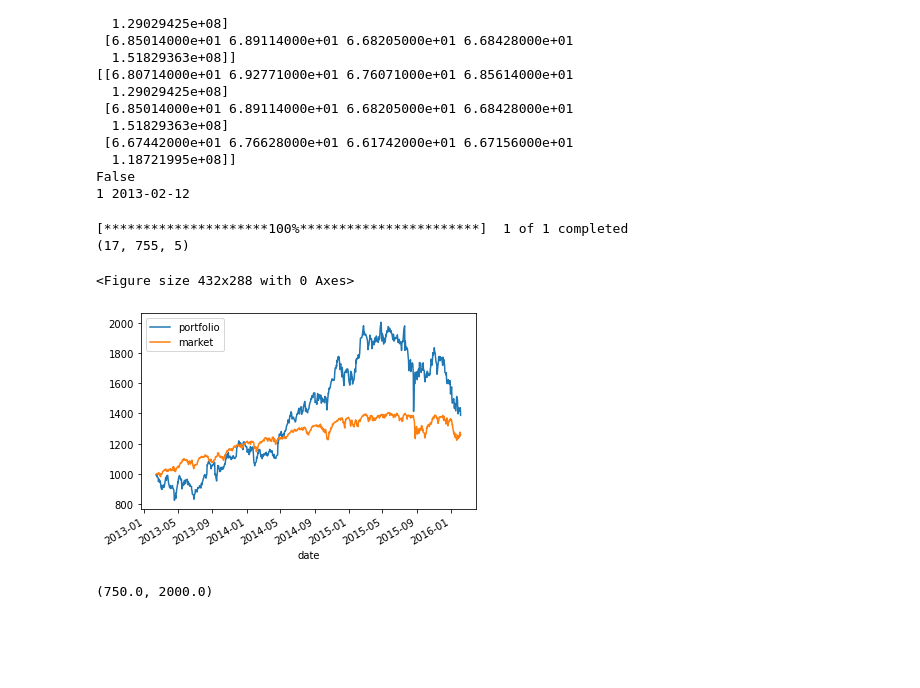
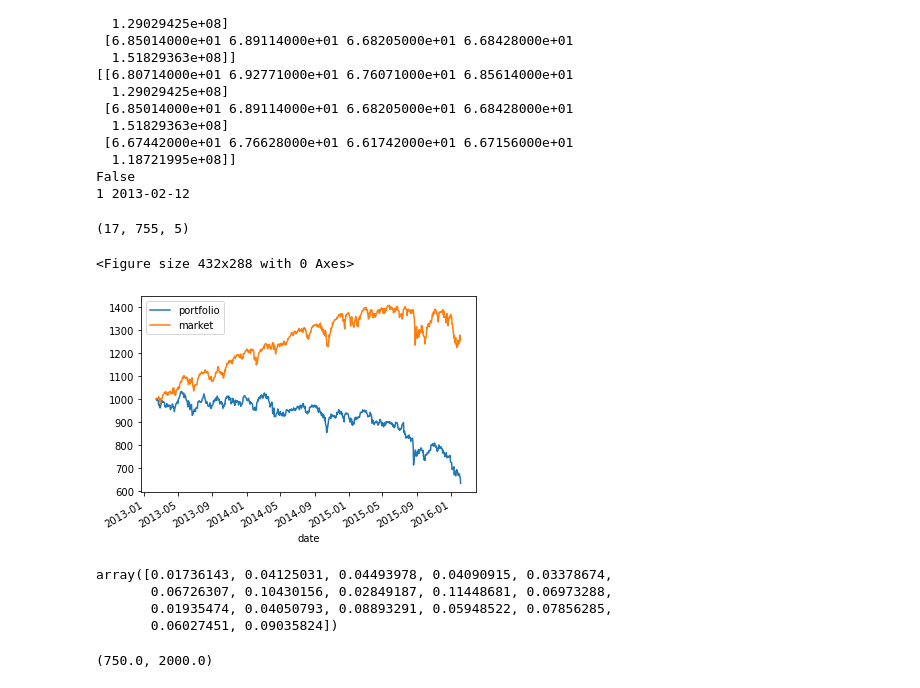
Before and after one commit to ChenYiYuIvan/rl_portfolio_management, a Jupyter notebook: testing.ipynb, the cells around one changed output. Saved outputs shown, nothing was run; the diff lists cells and outputs as text; code cells hidden in the pictures; blank space fills up the shorter version.

```diff
--- a/testing.ipynb
+++ b/testing.ipynb
@@ -33,25 +33,30 @@ False
 # %%
 from src.environments.portfolio import Portfolio
 import numpy as np
 
 p = Portfolio("2013-02-12", "2016-02-05", 3, continuous=False)
 print(p.market.data.shape)
 
 p.reset()
 while True:
-    #action = np.random.rand(17)
-    action = -1000000 * np.ones(17)
-    action[1] = 1000000
+    action = np.random.rand(17)
+    action = action / action.sum()
     a,b,c,d = p.step(action)
     if c:
         break
 
 p.render()
 # %% [output]
-[*********************100%***********************]  1 of 1 completed
 (17, 755, 5)
 <Figure size 432x288 with 0 Axes>
-[figure, old version]
+[figure, new version]
+# %%
+p.infos[0]['action']
+# %% [output]
+array([0.01736143, 0.04125031, 0.04493978, 0.04090915, 0.03378674,
+       0.06726307, 0.10430156, 0.02849187, 0.11448681, 0.06973288,
+       0.01935474, 0.04050793, 0.08893291, 0.05948522, 0.07856285,
+       0.06027451, 0.09035824])
 # %%
 import pandas as pd
 
```
Also changed, not shown: parts of 1 cell of this notebook, 5 other files.
